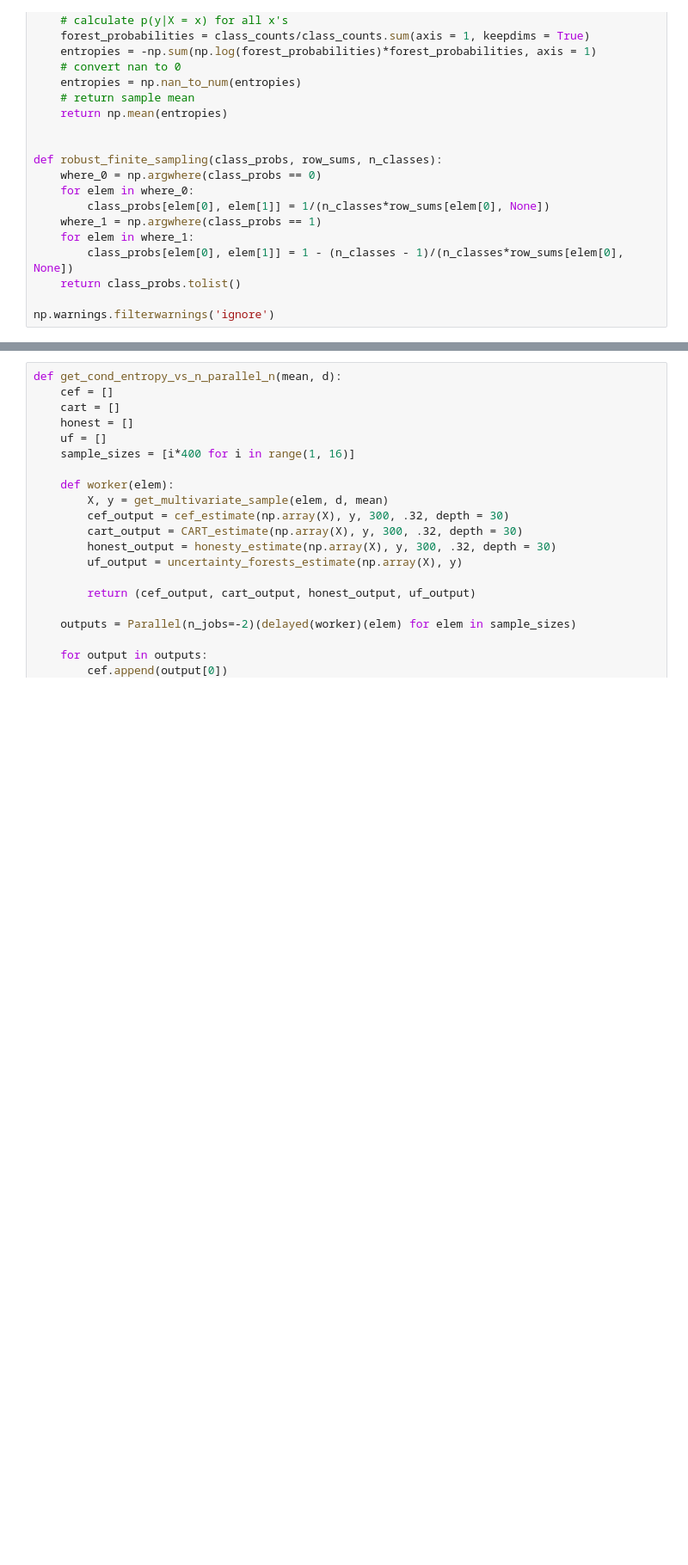
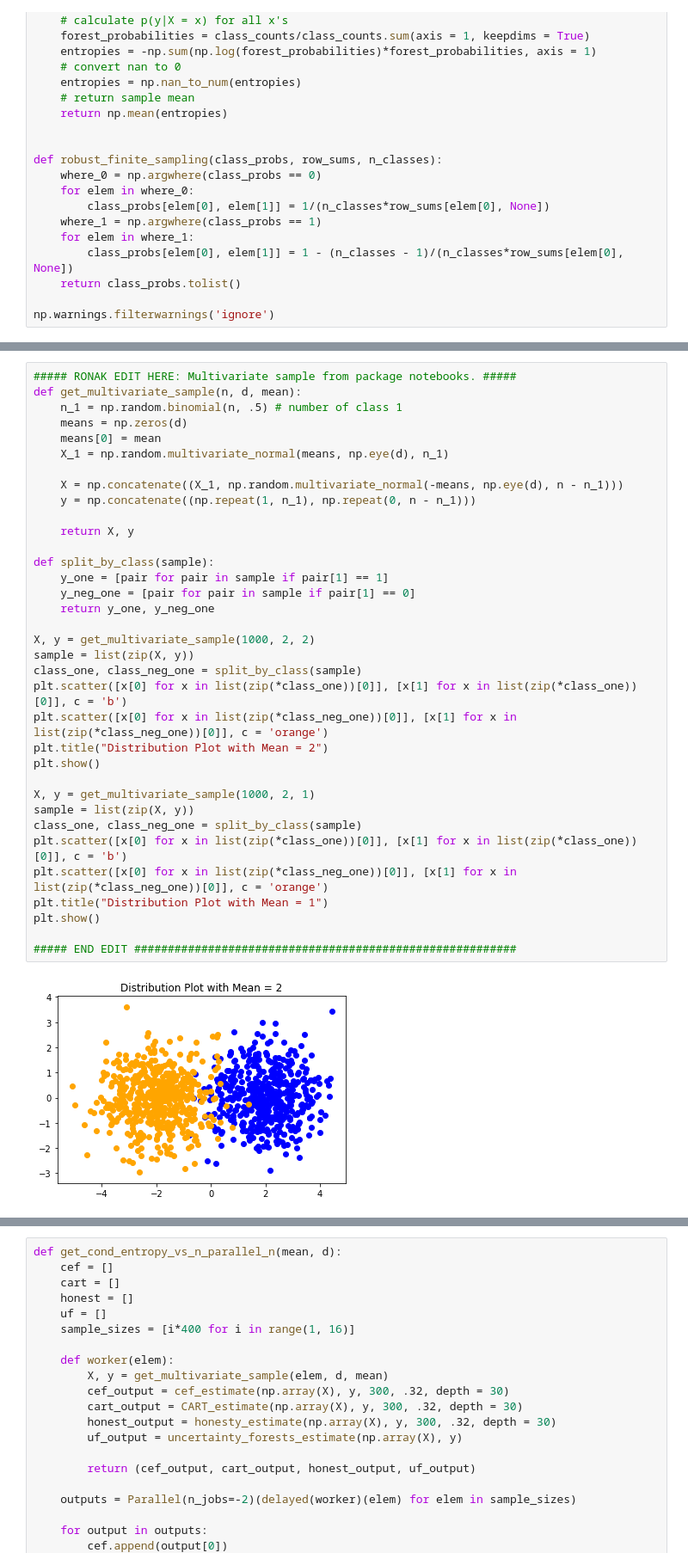
Before and after one commit to rguo123/conditional_entropy_forests, a Jupyter notebook: Reprod Figure 2.ipynb, the cells around one changed output, grey strips where cells are left out. Shown at 86% size. Drawn from its saved outputs; the diff is of its cells as text; blank space fills up the shorter version.

```diff
--- a/Reprod Figure 2.ipynb
+++ b/Reprod Figure 2.ipynb
@@ -310,0 +314,37 @@ plt.show()
+# %%
+##### RONAK EDIT HERE: Multivariate sample from package notebooks. #####
+def get_multivariate_sample(n, d, mean):
+    n_1 = np.random.binomial(n, .5) # number of class 1
+    means = np.zeros(d)
+    means[0] = mean
+    X_1 = np.random.multivariate_normal(means, np.eye(d), n_1)
+
+    X = np.concatenate((X_1, np.random.multivariate_normal(-means, np.eye(d), n - n_1)))
+    y = np.concatenate((np.repeat(1, n_1), np.repeat(0, n - n_1)))
+
+    return X, y
+
+def split_by_class(sample):
+    y_one = [pair for pair in sample if pair[1] == 1]
+    y_neg_one = [pair for pair in sample if pair[1] == 0]
+    return y_one, y_neg_one
+
+X, y = get_multivariate_sample(1000, 2, 2)
+sample = list(zip(X, y))
+class_one, class_neg_one = split_by_class(sample)
+plt.scatter([x[0] for x in list(zip(*class_one))[0]], [x[1] for x in list(zip(*class_one))[0]], c = 'b')
+plt.scatter([x[0] for x in list(zip(*class_neg_one))[0]], [x[1] for x in list(zip(*class_neg_one))[0]], c = 'orange')
+plt.title("Distribution Plot with Mean = 2")
+plt.show()
+
+X, y = get_multivariate_sample(1000, 2, 1)
+sample = list(zip(X, y))
+class_one, class_neg_one = split_by_class(sample)
+plt.scatter([x[0] for x in list(zip(*class_one))[0]], [x[1] for x in list(zip(*class_one))[0]], c = 'b')
+plt.scatter([x[0] for x in list(zip(*class_neg_one))[0]], [x[1] for x in list(zip(*class_neg_one))[0]], c = 'orange')
+plt.title("Distribution Plot with Mean = 1")
+plt.show()
+
+##### END EDIT #########################################################
+# %% [output]
+[figure, added]
```
Also changed, not shown: parts of 4 cells of this notebook, 1 other file.
